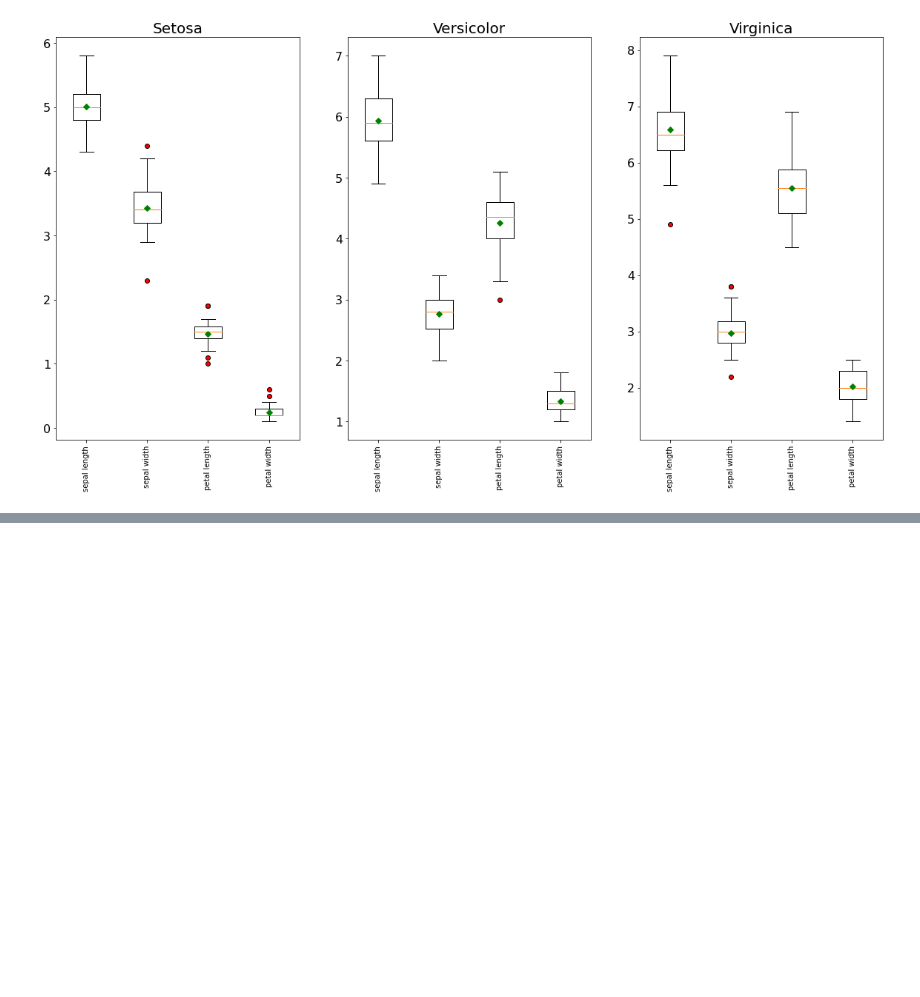
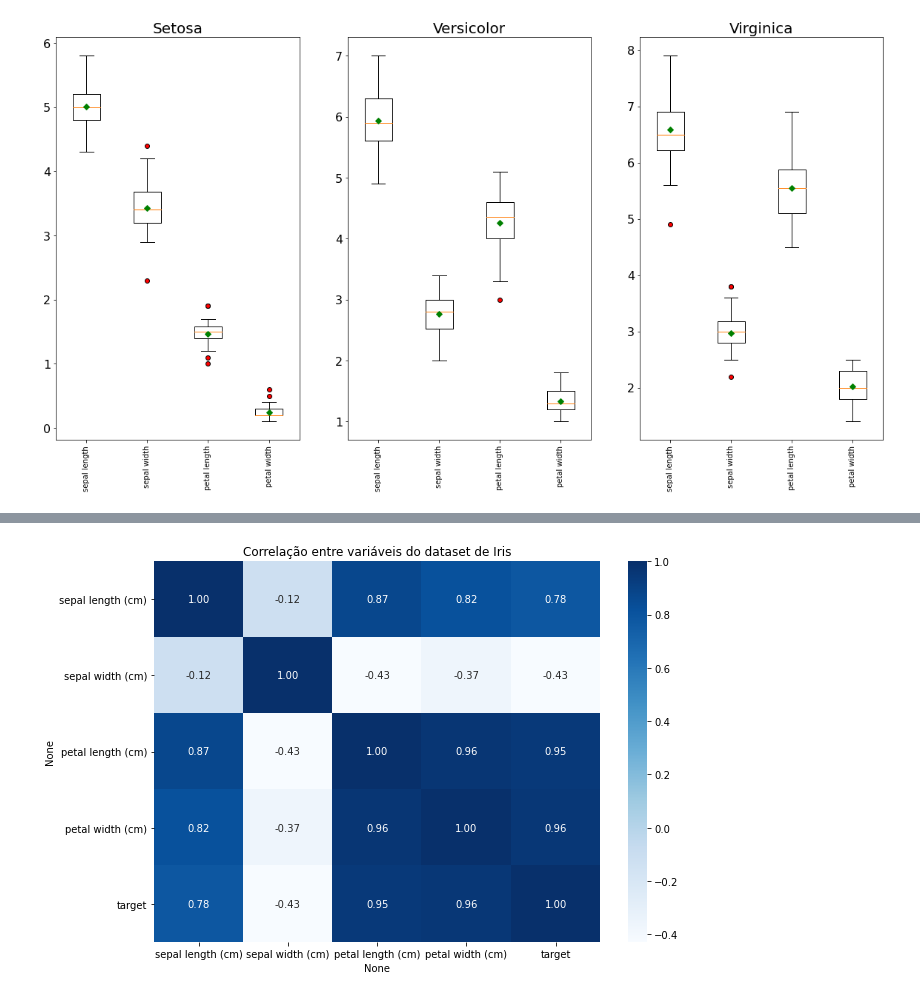
Before and after one commit to abner-lucas/PSO-Hyperparameter-Optimization-Classification, a Jupyter notebook: feedfoward_iris_pso.ipynb, the cells around one changed output, grey strips where cells are left out. Cells and saved outputs as stored; diff of their text form; code cells hidden in the pictures; blank space fills up the shorter version.

```diff
--- a/feedfoward_iris_pso.ipynb
+++ b/feedfoward_iris_pso.ipynb
@@ -11,13 +11,21 @@
 # %%
 #Importando dataset
 from sklearn.datasets import load_iris
+from sklearn.utils import shuffle
 
-# Carregando dataset de iris
+# Carregando dataset
 dataset = load_iris()
 
-# Guardando dados de entrada e as saídas desejadas para cada amostra de treinamento
-amostras = dataset.data
-y_desejado = dataset.target
+# Guardando dados de entrada e as saídas desejadas de todos as amostra do dataset
+x_amostras = dataset.data
+y_amostras = dataset.target
+
+# Embaralhamento dos registros do dataset
+x, y = shuffle(x_amostras, y_amostras, random_state=0)
+
+# Dividindo amostras entre treinamento (70%) e teste (30%)
+x_treino, y_treino = x[:105], y[:105]
+x_teste, y_teste = x[105:], y[105:]
 # %% [markdown]
 <p align='justify' style="font-size:160%;">Após importar a biblioteca com o conjunto de dados que será utilizado as instâncias com os dados foram carregados e gravados em uma variável e depois os valores de entrada (comprimento e largura das sépalas e das pétalas dados em centímetros) das amostras foram separados em uma matriz (150x4) e os valores de classificação (número da classe ao qual pertence aquela a amostra, 0 para Setosa, 1 para Versicolor e 2 Virginica) em outra matriz (150x1), a seguir temos a apresentação de duas amostras de cada espécie.</p>
 # %%
@@ -76,3 +88,19 @@ for i, ax in enumerate(axs.flat):
+# %%
+import matplotlib.pyplot as plt
+import seaborn as sns
+
+df_corr = pd.DataFrame(x_amostras, columns=[dataset.feature_names])
+df_corr['target'] = y_amostras
+
+plt.figure(figsize=(10, 7))
+sns.heatmap(df_corr.corr(),
+            annot = True,
+            fmt = '.2f',
+            cmap='Blues')
+plt.title('Correlação entre variáveis do dataset de Iris')
+plt.show()
+# %% [output]
+[figure, added]
 # %% [markdown]
 # Rede neural
 <p align='justify' style="font-size:160%;">
```
Also changed, not shown: parts of 26 cells of this notebook, 1 other file.
